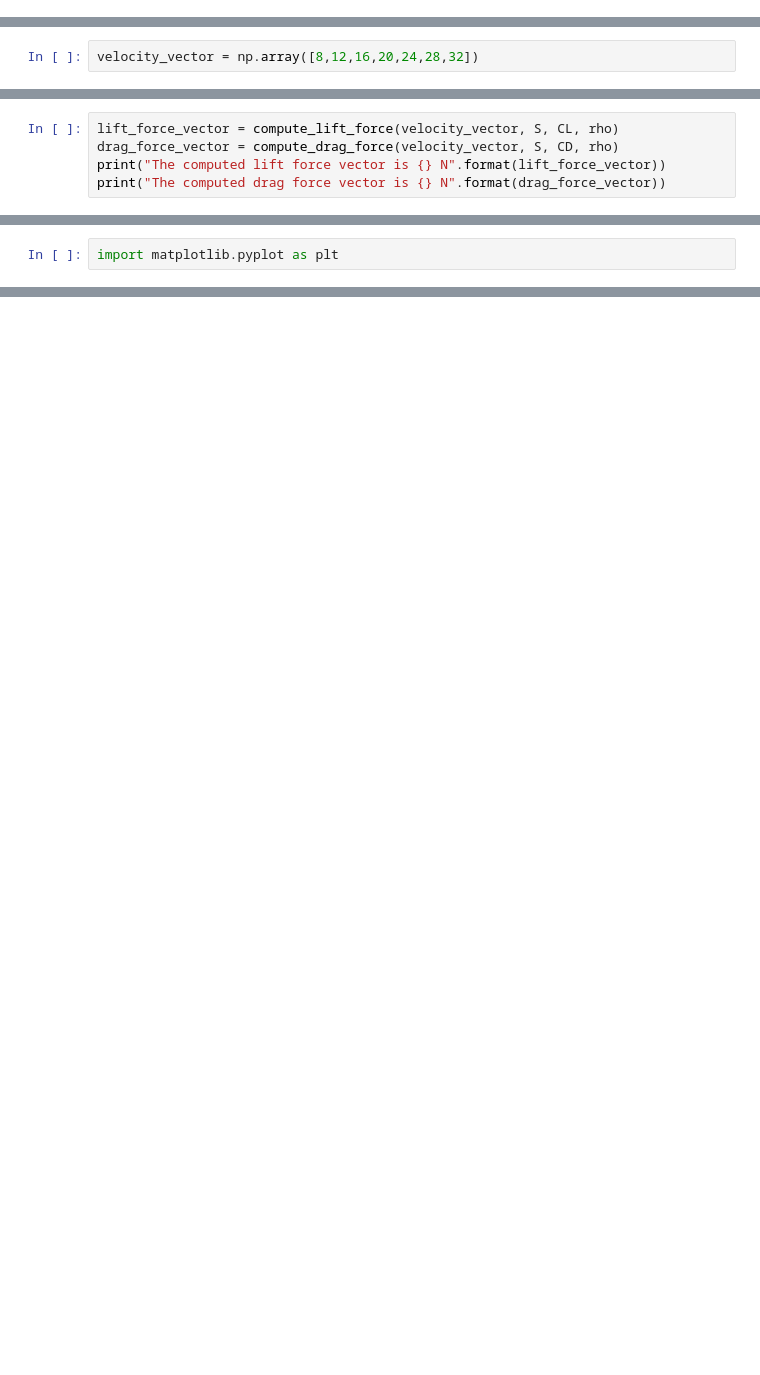
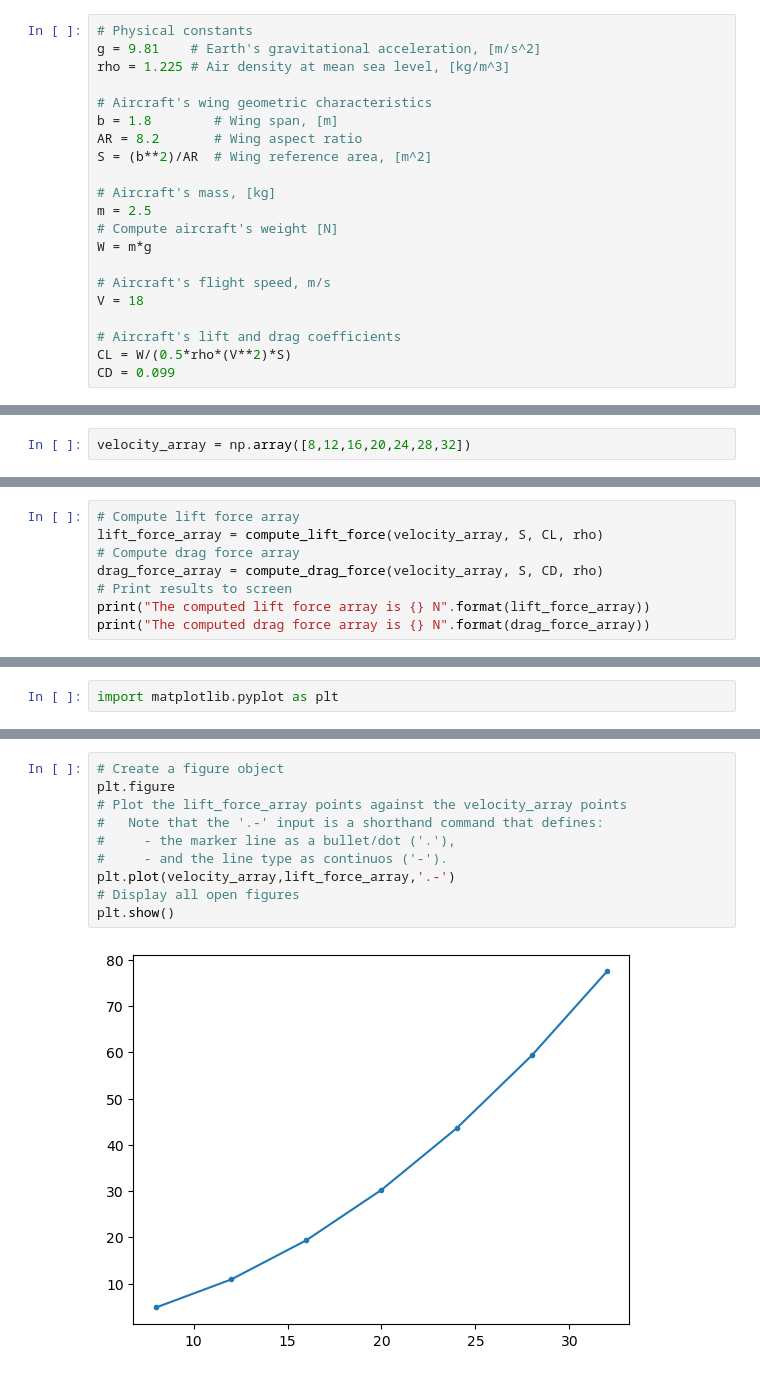
Before and after one commit to aesaae/SESA1015_IntroAeroAstro, a Jupyter notebook: intro_to_python/intro_to_python_02-vectors_plotting_data.ipynb, the cells around one changed output, grey strips where cells are left out. Saved outputs shown, nothing was run; the diff lists cells and outputs as text; blank space fills up the shorter version.

```diff
--- a/intro_to_python/intro_to_python_02-vectors_plotting_data.ipynb
+++ b/intro_to_python/intro_to_python_02-vectors_plotting_data.ipynb
@@ -52,0 +99,21 @@ Study the change in lift force and drag force with flight speed
+# %%
+# Physical constants
+g = 9.81    # Earth's gravitational acceleration, [m/s^2]
+rho = 1.225 # Air density at mean sea level, [kg/m^3]
+
+# Aircraft's wing geometric characteristics
+b = 1.8        # Wing span, [m]
+AR = 8.2       # Wing aspect ratio
+S = (b**2)/AR  # Wing reference area, [m^2]
+
+# Aircraft's mass, [kg]
+m = 2.5
+# Compute aircraft's weight [N]
+W = m*g
+
+# Aircraft's flight speed, m/s
+V = 18
+
+# Aircraft's lift and drag coefficients
+CL = W/(0.5*rho*(V**2)*S)
+CD = 0.099
@@ -53,2 +122,2 @@ Study the change in lift force and drag force with flight speed
 # %%
-velocity_vector = np.array([8,12,16,20,24,28,32])
+velocity_array = np.array([8,12,16,20,24,28,32])
@@ -55,6 +126,9 @@ velocity_vector = np.array([8,12,16,20,24,28,32])
 # %%
-lift_force_vector = compute_lift_force(velocity_vector, S, CL, rho)
-drag_force_vector = compute_drag_force(velocity_vector, S, CD, rho)
-print("The computed lift force vector is {} N".format(lift_force_vector))
-print("The computed drag force vector is {} N".format(drag_force_vector))
+# Compute lift force array
+lift_force_array = compute_lift_force(velocity_array, S, CL, rho)
+# Compute drag force array
+drag_force_array = compute_drag_force(velocity_array, S, CD, rho)
+# Print results to screen
+print("The computed lift force array is {} N".format(lift_force_array))
+print("The computed drag force array is {} N".format(drag_force_array))
 # %% [output]
@@ -68,0 +153,12 @@ import matplotlib.pyplot as plt
+# %%
+# Create a figure object
+plt.figure
+# Plot the lift_force_array points against the velocity_array points
+#   Note that the '.-' input is a shorthand command that defines:
+#     - the marker line as a bullet/dot ('.'),
+#     - and the line type as continuos ('-').
+plt.plot(velocity_array,lift_force_array,'.-')
+# Display all open figures
+plt.show()
+# %% [output]
+[figure, added]
```
Also changed, not shown: parts of 53 cells of this notebook.
